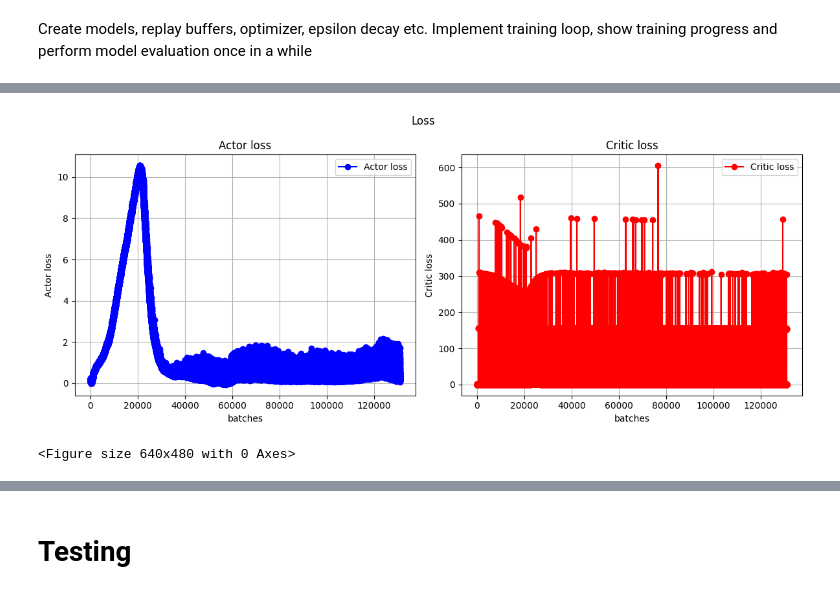
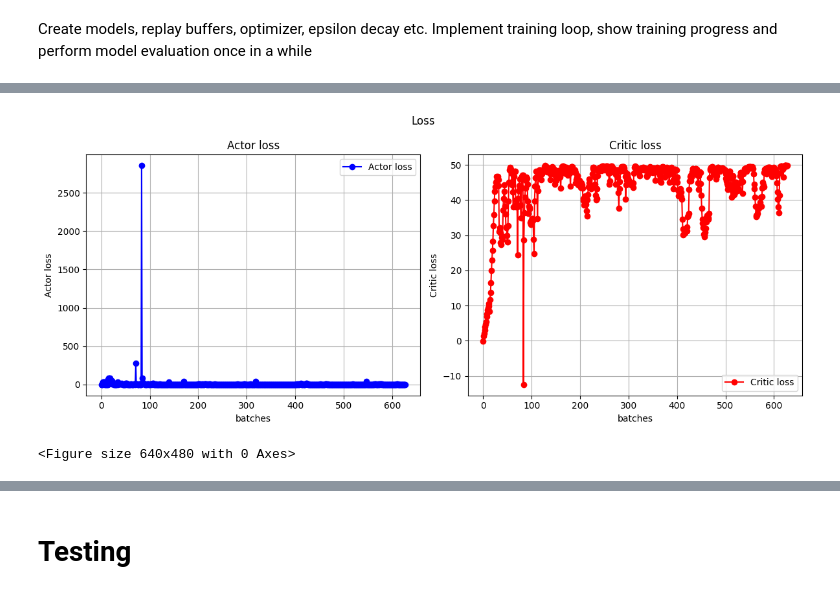
Before and after one commit to timohavdk/bipedal_walker, a Jupyter notebook: notebook.ipynb, the cells around one changed output, grey strips where cells are left out. Saved outputs shown, nothing was run; the diff lists cells and outputs as text; code cells hidden in the pictures.

```diff
--- a/notebook.ipynb
+++ b/notebook.ipynb
@@ -650,11 +519,11 @@ def plot_split_tuples(data, title="Графики", ylabel1="Y1", ylabel2="Y2",
 # %%
 plot_split_tuples(
-    loss,
+    split_loss,
     title="Loss",
     ylabel1="Actor loss",
     ylabel2="Critic loss",
     version=2
 )
 # %% [output]
-[figure, old version]
+[figure, new version]
 <Figure size 640x480 with 0 Axes>
```
Also changed, not shown: parts of 33 cells of this notebook, 11 other files.
